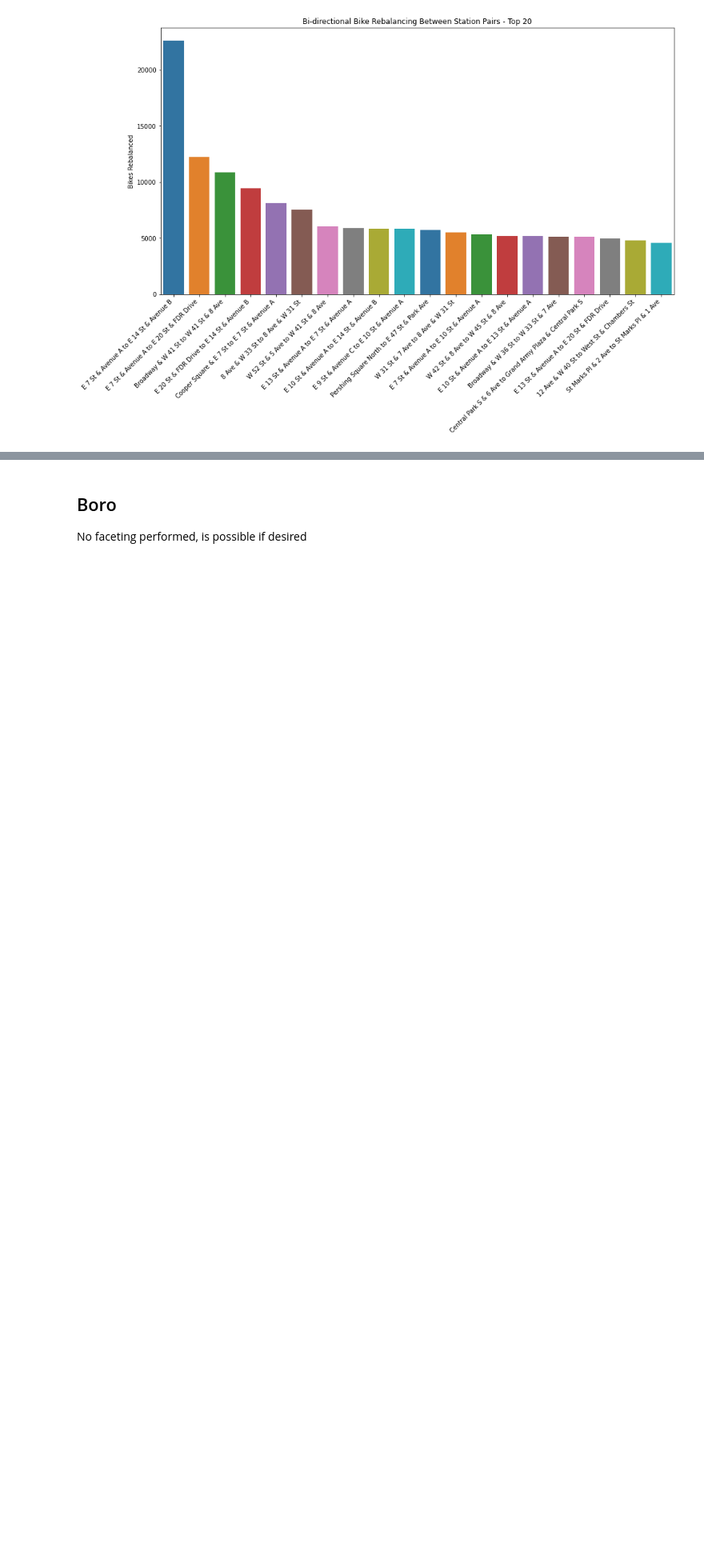
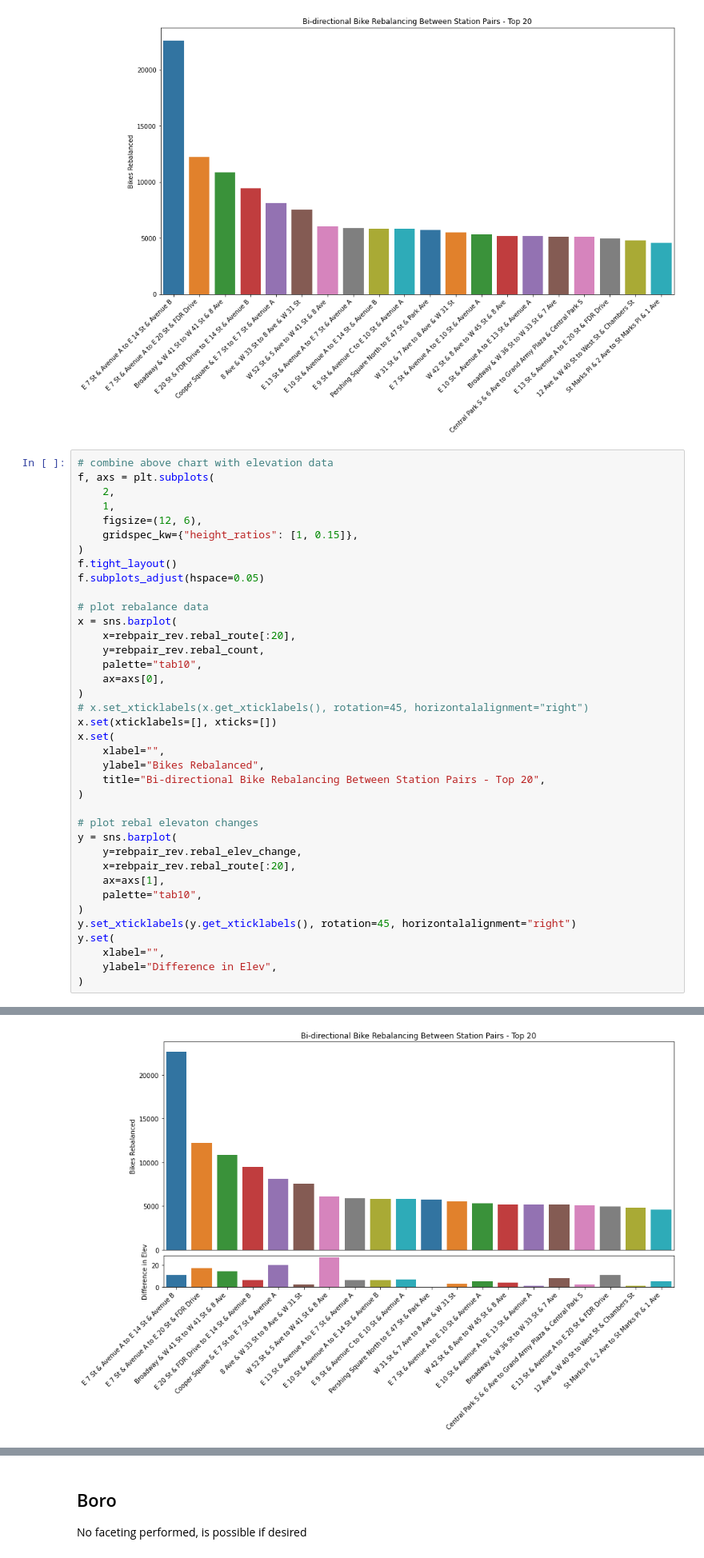
Before and after one commit to rishigoutam/citibike, a Jupyter notebook: eda/rebalance_eda.ipynb, the cells around one changed output, grey strips where cells are left out. Shown at 80% size. Saved outputs shown, nothing was run; the diff lists cells and outputs as text; blank space fills up the shorter version.

```diff
--- a/eda/rebalance_eda.ipynb
+++ b/eda/rebalance_eda.ipynb
@@ -1021,3 +1052,42 @@ x.set(
  Text(0, 0.5, 'Bikes Rebalanced'),
  Text(0.5, 1.0, 'Bi-directional Bike Rebalancing Between Station Pairs - Top 20')]
 [figure]
+# %%
+# combine above chart with elevation data
+f, axs = plt.subplots(
+    2,
+    1,
+    figsize=(12, 6),
+    gridspec_kw={"height_ratios": [1, 0.15]},
+)
+f.tight_layout()
+f.subplots_adjust(hspace=0.05)
+
+# plot rebalance data
+x = sns.barplot(
+    x=rebpair_rev.rebal_route[:20],
+    y=rebpair_rev.rebal_count,
+    palette="tab10",
+    ax=axs[0],
+)
+# x.set_xticklabels(x.get_xticklabels(), rotation=45, horizontalalignment="right")
+x.set(xticklabels=[], xticks=[])
+x.set(
+    xlabel="",
+    ylabel="Bikes Rebalanced",
+    title="Bi-directional Bike Rebalancing Between Station Pairs - Top 20",
+)
+
+# plot rebal elevaton changes
+y = sns.barplot(
+    y=rebpair_rev.rebal_elev_change,
+    x=rebpair_rev.rebal_route[:20],
+    ax=axs[1],
+    palette="tab10",
+)
+y.set_xticklabels(y.get_xticklabels(), rotation=45, horizontalalignment="right")
+y.set(
+    xlabel="",
+    ylabel="Difference in Elev",
+)
+# %% [output]
@@ -1023,0 +1095 @@ x.set(
+[figure, added]
```
Also changed, not shown: parts of 16 cells of this notebook.
